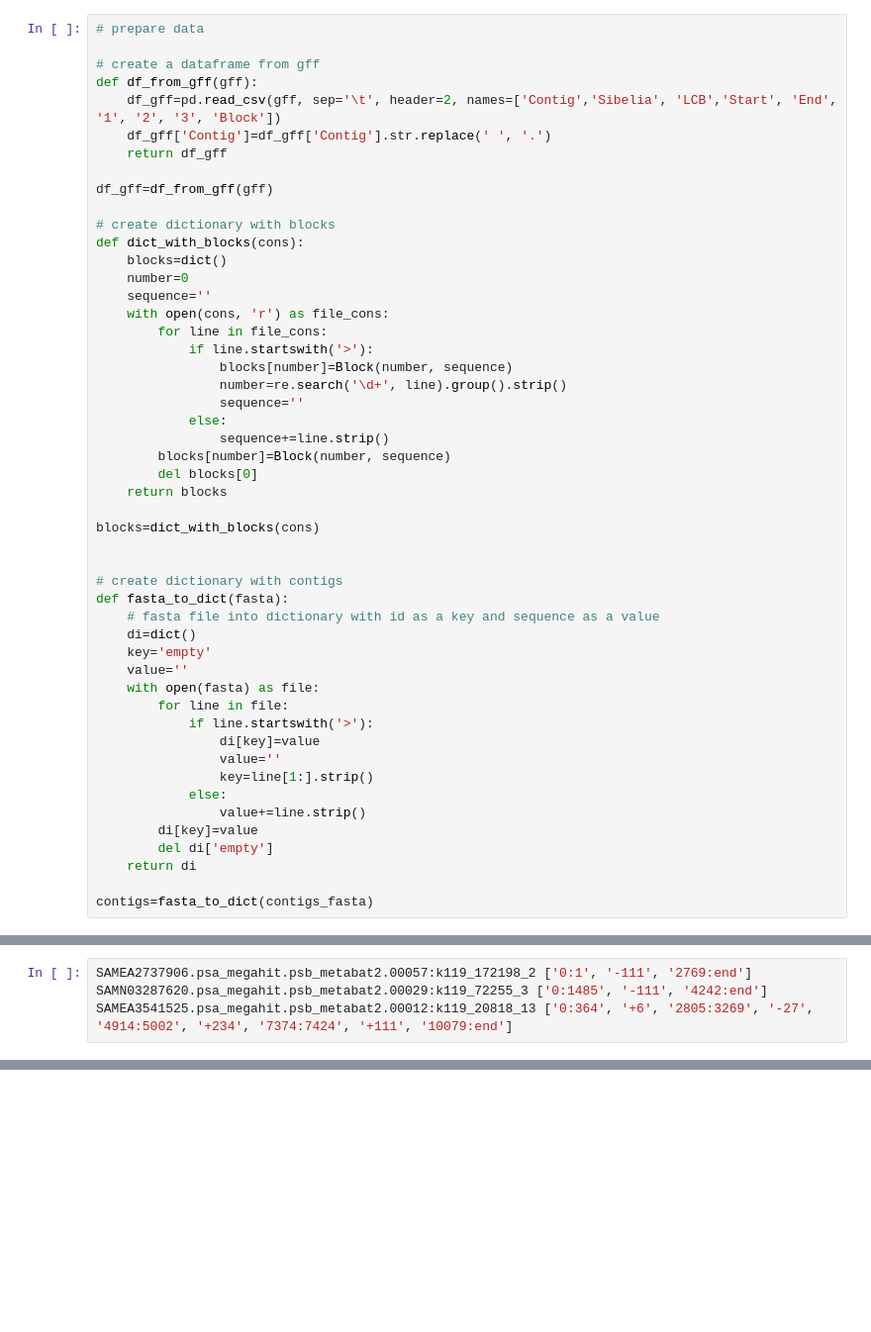
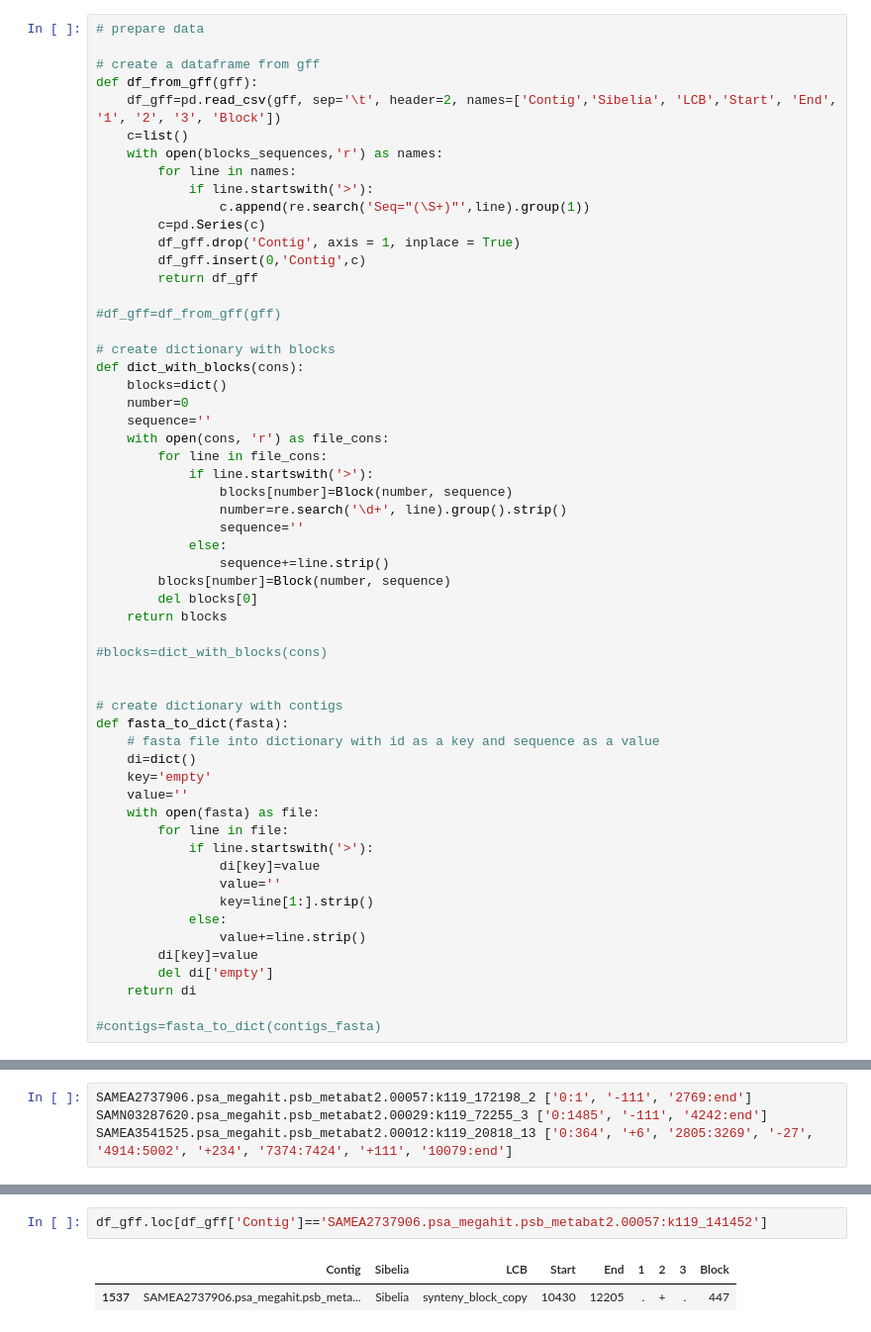
Before and after one commit to mooncat666/mergeLCB, a Jupyter notebook: merge_LCB.ipynb, the cells around one changed output, grey strips where cells are left out. Shown at 99% size. Cells and saved outputs as stored; diff of their text form; blank space fills up the shorter version.

```diff
--- a/merge_LCB.ipynb
+++ b/merge_LCB.ipynb
@@ -239,10 +227,17 @@ for c in dict_keys(['SAMEA3541525.psa_megahit.psb_metabat2.00012:k119_47436', 'S
 # create a dataframe from gff
 def df_from_gff(gff):
     df_gff=pd.read_csv(gff, sep='\t', header=2, names=['Contig','Sibelia', 'LCB','Start', 'End', '1', '2', '3', 'Block'])
-    df_gff['Contig']=df_gff['Contig'].str.replace(' ', '.')
-    return df_gff
+    c=list()
+    with open(blocks_sequences,'r') as names:
+        for line in names:
+            if line.startswith('>'):
+                c.append(re.search('Seq="(\S+)"',line).group(1))
+        c=pd.Series(c)
+        df_gff.drop('Contig', axis = 1, inplace = True)
+        df_gff.insert(0,'Contig',c)
+        return df_gff
 
-df_gff=df_from_gff(gff)
+#df_gff=df_from_gff(gff)
 
 # create dictionary with blocks
 def dict_with_blocks(cons):
@@ -261,7 +256,7 @@ def dict_with_blocks(cons):
         del blocks[0]
     return blocks
 
-blocks=dict_with_blocks(cons)
+#blocks=dict_with_blocks(cons)
 
 
 # create dictionary with contigs
@@ -282,4 +277,4 @@ def fasta_to_dict(fasta):
         del di['empty']
     return di
 
-contigs=fasta_to_dict(contigs_fasta)
+#contigs=fasta_to_dict(contigs_fasta)
@@ -1961,0 +1949,5 @@ end 877B
+# %%
+df_gff.loc[df_gff['Contig']=='SAMEA2737906.psa_megahit.psb_metabat2.00057:k119_141452']
+# %% [output]
+|  | Contig | Sibelia | LCB | Start | End | 1 | 2 | 3 | Block |
+| 1537 | SAMEA2737906.psa_megahit.psb_meta... | Sibelia | synteny_block_copy | 10430 | 12205 | . | + | . | 447 |
```
Also changed, not shown: parts of 22 cells of this notebook.
